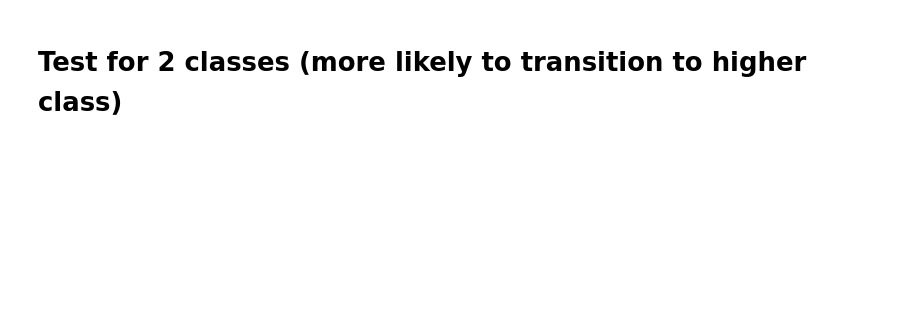
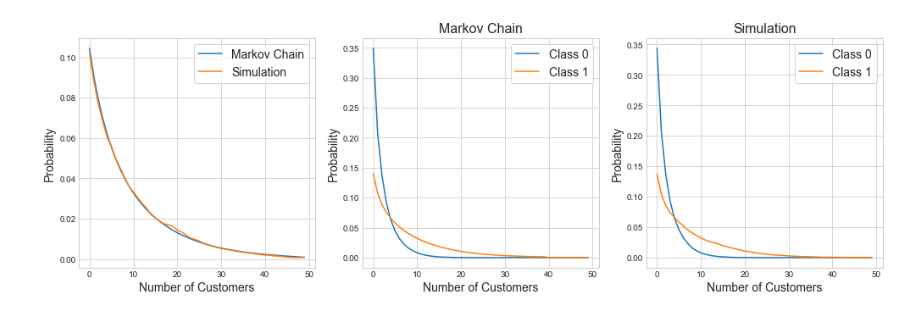
Before and after one commit to geraintpalmer/DynamicClasses, a Jupyter notebook: src/Test.ipynb, the cells around one changed output. Cells and saved outputs as stored; diff of their text form; code cells hidden in the pictures; blank space fills up the shorter version.

Commit message:
refactor models into functions

```diff
--- a/src/Test.ipynb
+++ b/src/Test.ipynb
@@ -1,7 +0,0 @@
-# %%
-import models
-import matplotlib.pyplot as plt
-
-plt.style.use("seaborn-whitegrid")
-# %% [markdown]
-# Test for 2 classes (more likely to transition to higher class)
@@ -8,9 +3,15 @@ plt.style.use("seaborn-whitegrid")
 # %%
-M = models.MarkovChain(
-    number_of_servers=1,
+models.compare_mc_to_sim_states(
+    num_classes=2,
+    num_servers=1,
     arrival_rates=[5, 6],
     service_rates=[12, 13],
-    class_change_rate_matrix=[[None, 3], [1, None]],
-    inf=40,
-)
+    thetas=[[None, 3], [1, None]],
+    infty=40,
+    max_simulation_time=20000,
+    warmup=200,
+    max_state=50
+);
+# %% [output]
+[figure, added]
 # %%
```
Also changed, not shown: parts of 23 cells of this notebook, 4 other files.
